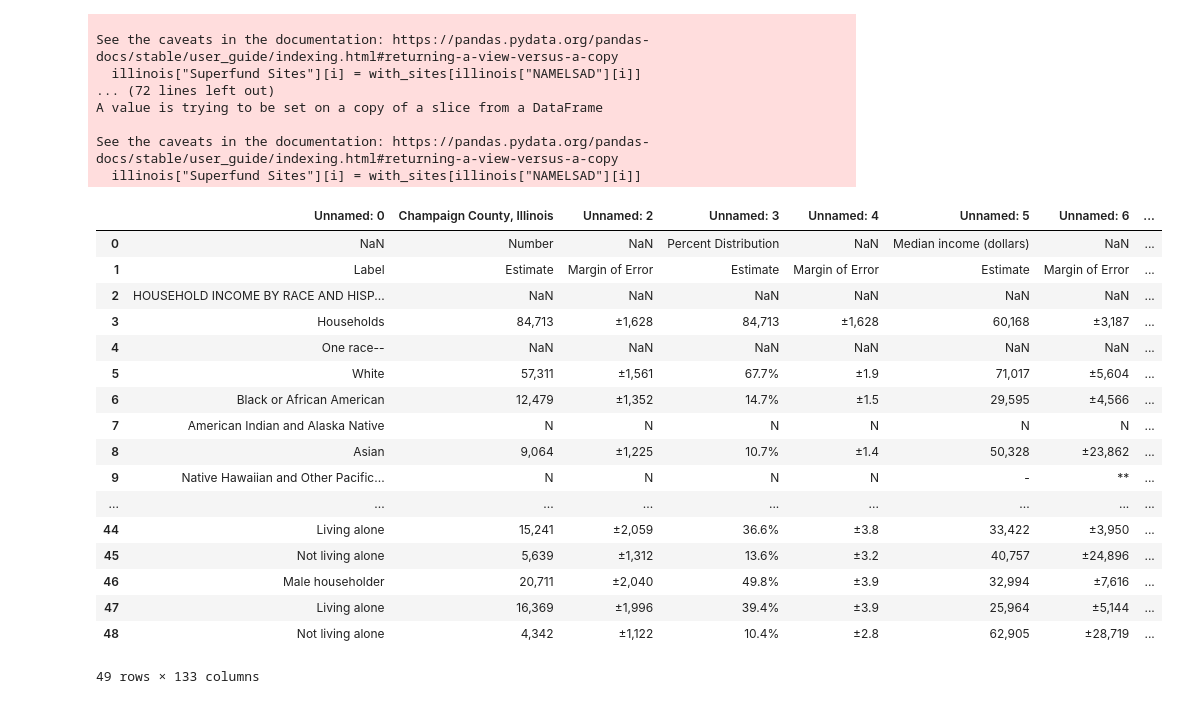
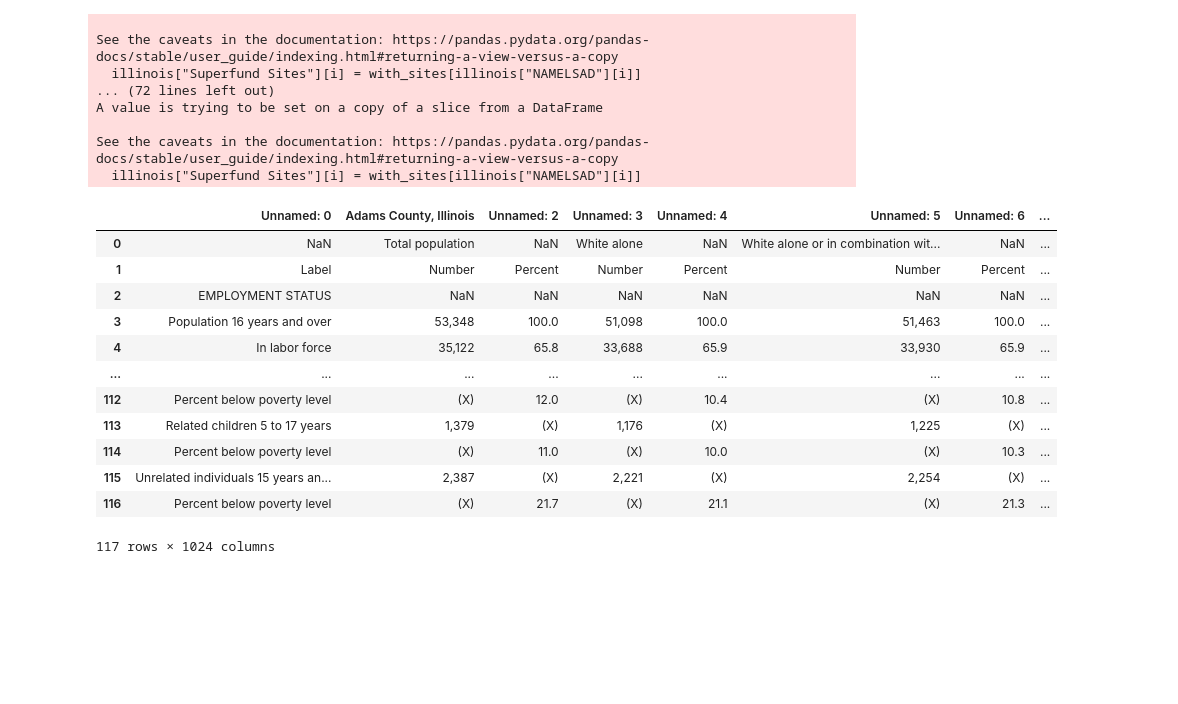
Before and after one commit to anishsheth05/Illinois-EJ, a Jupyter notebook: data manip.ipynb, the cells around one changed output. Saved outputs shown, nothing was run; the diff lists cells and outputs as text; code cells hidden in the pictures; blank space fills up the shorter version.

```diff
--- a/data manip.ipynb
+++ b/data manip.ipynb
@@ -378,23 +378,19 @@ See the caveats in the documentation: https://pandas.pydata.org/pandas-docs/stab
 # %%
 illinois[["FIPS","NAMELSAD", "Superfund Sites"]].to_csv("sites_fips.csv")
 # %%
-incomes = pd.read_excel("income_data.xlsx")
+incomes = pd.read_excel("decennial_income_data.xlsx")
+incomes
 # %% [output]
-|  | Unnamed: 0 | Champaign County, Illinois | Unnamed: 2 | Unnamed: 3 | Unnamed: 4 | Unnamed: 5 | Unnamed: 6 | ... |
-| 0 | NaN | Number | NaN | Percent Distribution | NaN | Median income (dollars) | NaN | ... |
-| 1 | Label | Estimate | Margin of Error | Estimate | Margin of Error | Estimate | Margin of Error | ... |
-| 2 | HOUSEHOLD INCOME BY RACE AND HISP... | NaN | NaN | NaN | NaN | NaN | NaN | ... |
-| 3 | Households | 84,713 | ±1,628 | 84,713 | ±1,628 | 60,168 | ±3,187 | ... |
-| 4 | One race-- | NaN | NaN | NaN | NaN | NaN | NaN | ... |
-| 5 | White | 57,311 | ±1,561 | 67.7% | ±1.9 | 71,017 | ±5,604 | ... |
-| 6 | Black or African American | 12,479 | ±1,352 | 14.7% | ±1.5 | 29,595 | ±4,566 | ... |
-| 7 | American Indian and Alaska Native | N | N | N | N | N | N | ... |
-| 8 | Asian | 9,064 | ±1,225 | 10.7% | ±1.4 | 50,328 | ±23,862 | ... |
-| 9 | Native Hawaiian and Other Pacific... | N | N | N | N | - | ** | ... |
+|  | Unnamed: 0 | Adams County, Illinois | Unnamed: 2 | Unnamed: 3 | Unnamed: 4 | Unnamed: 5 | Unnamed: 6 | ... |
+| 0 | NaN | Total population | NaN | White alone | NaN | White alone or in combination wit... | NaN | ... |
+| 1 | Label | Number | Percent | Number | Percent | Number | Percent | ... |
+| 2 | EMPLOYMENT STATUS | NaN | NaN | NaN | NaN | NaN | NaN | ... |
+| 3 | Population 16 years and over | 53,348 | 100.0 | 51,098 | 100.0 | 51,463 | 100.0 | ... |
+| 4 | In labor force | 35,122 | 65.8 | 33,688 | 65.9 | 33,930 | 65.9 | ... |
 | ... | ... | ... | ... | ... | ... | ... | ... | ... |
-| 44 | Living alone | 15,241 | ±2,059 | 36.6% | ±3.8 | 33,422 | ±3,950 | ... |
-| 45 | Not living alone | 5,639 | ±1,312 | 13.6% | ±3.2 | 40,757 | ±24,896 | ... |
-| 46 | Male householder | 20,711 | ±2,040 | 49.8% | ±3.9 | 32,994 | ±7,616 | ... |
-| 47 | Living alone | 16,369 | ±1,996 | 39.4% | ±3.9 | 25,964 | ±5,144 | ... |
-| 48 | Not living alone | 4,342 | ±1,122 | 10.4% | ±2.8 | 62,905 | ±28,719 | ... |
+| 112 | Percent below poverty level | (X) | 12.0 | (X) | 10.4 | (X) | 10.8 | ... |
+| 113 | Related children 5 to 17 years | 1,379 | (X) | 1,176 | (X) | 1,225 | (X) | ... |
+| 114 | Percent below poverty level | (X) | 11.0 | (X) | 10.0 | (X) | 10.3 | ... |
+| 115 | Unrelated individuals 15 years an... | 2,387 | (X) | 2,221 | (X) | 2,254 | (X) | ... |
+| 116 | Percent below poverty level | (X) | 21.7 | (X) | 21.1 | (X) | 21.3 | ... |
-49 rows × 133 columns
+117 rows × 1024 columns
```
Also changed, not shown: parts of 4 cells of this notebook, 1 other file.
